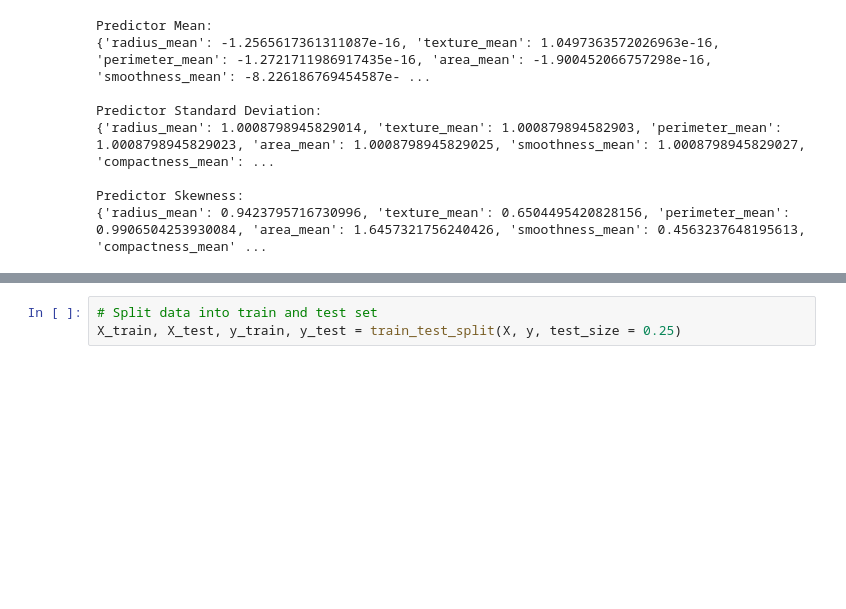
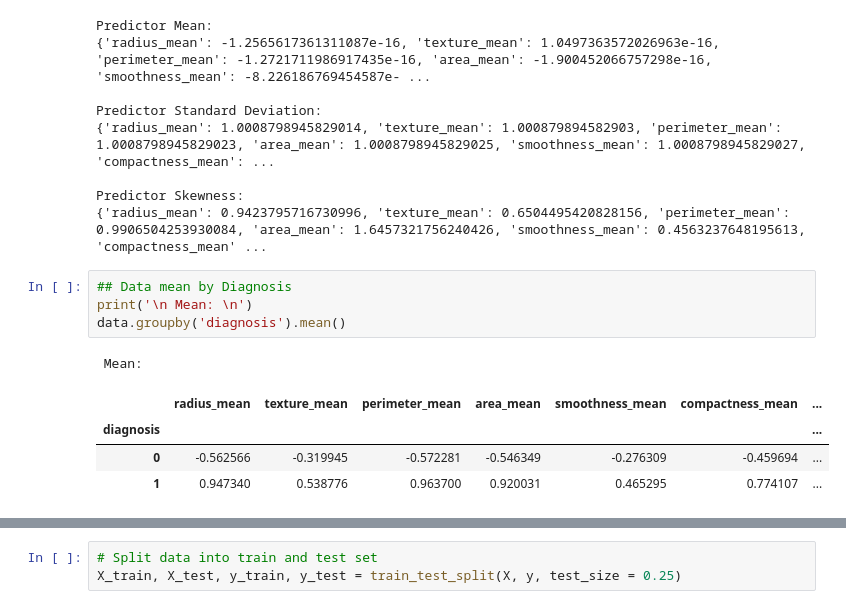
Before and after one commit to lucasabdalah/Exploratory-Data-Analisys, a Jupyter notebook: code/hw3/data_classification.ipynb, the cells around one changed output, grey strips where cells are left out. Saved outputs shown, nothing was run; the diff lists cells and outputs as text; blank space fills up the shorter version.

Commit message:
mean + std + skeww by diagnosis

```diff
--- a/code/hw3/data_classification.ipynb
+++ b/code/hw3/data_classification.ipynb
@@ -160,3 +160,13 @@ Predictor Standard Deviation:
 
 Predictor Skewness:
 {'radius_mean': 0.9423795716730996, 'texture_mean': 0.6504495420828156, 'perimeter_mean': 0.9906504253930084, 'area_mean': 1.6457321756240426, 'smoothness_mean': 0.4563237648195613, 'compactness_mean' ...
+# %%
+## Data mean by Diagnosis
+print('\n Mean: \n')
+data.groupby('diagnosis').mean()
+# %% [output]
+ Mean:
+|  | radius_mean | texture_mean | perimeter_mean | area_mean | smoothness_mean | compactness_mean | ... |
+| diagnosis |  |  |  |  |  |  | ... |
+| 0 | -0.562566 | -0.319945 | -0.572281 | -0.546349 | -0.276309 | -0.459694 | ... |
+| 1 | 0.947340 | 0.538776 | 0.963700 | 0.920031 | 0.465295 | 0.774107 | ... |
```
Also changed, not shown: parts of 2 cells of this notebook.
